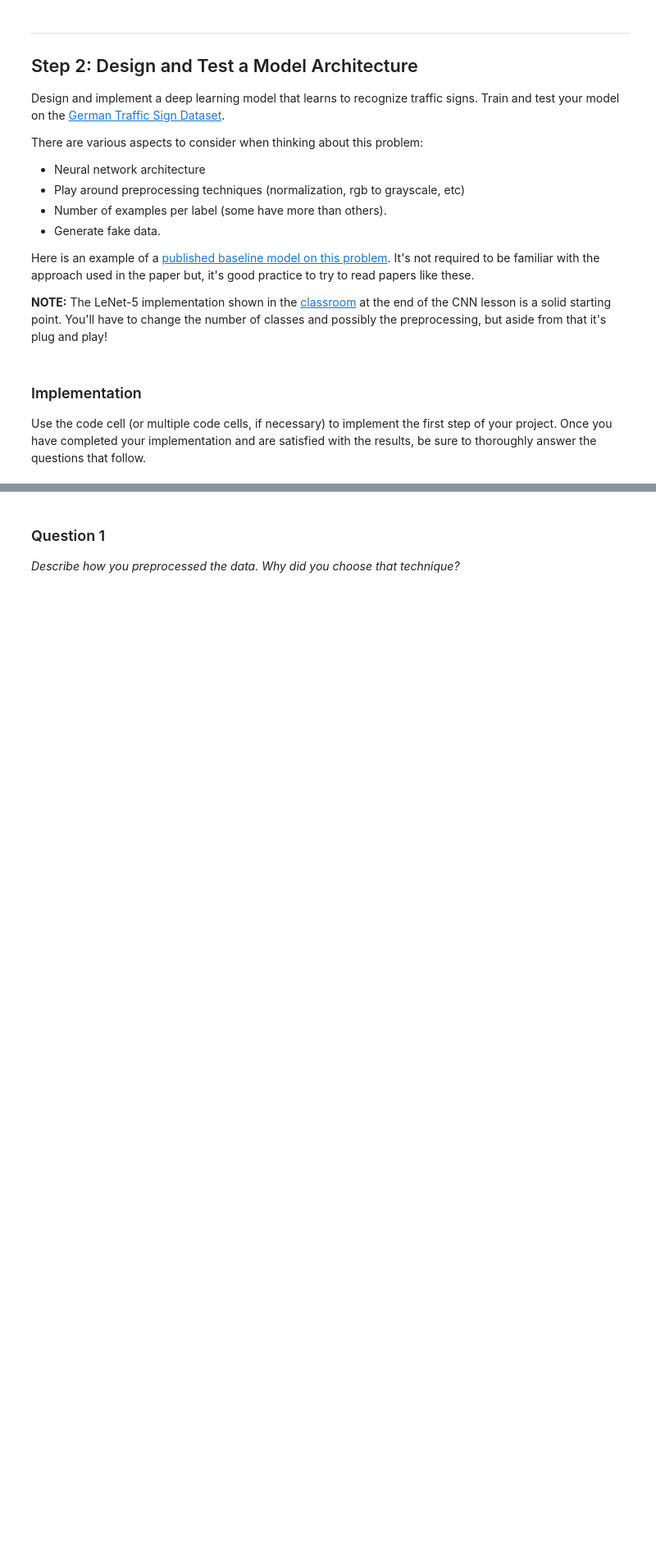
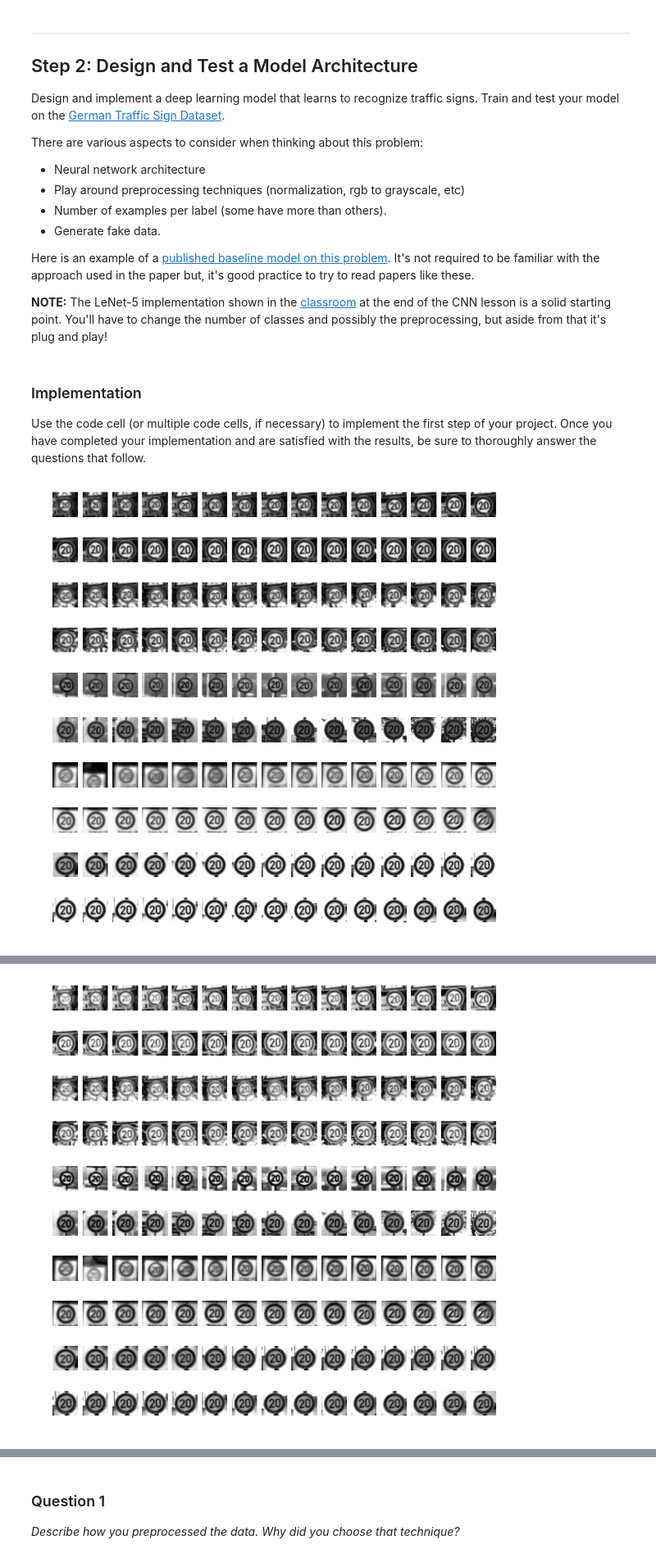
Before and after one commit to romain-li/CarND-Traffic-Sign-Classifier-Project, a Jupyter notebook: Traffic_Sign_Classifier.ipynb, the cells around one changed output, grey strips where cells are left out. Shown at 82% size. Saved outputs shown, nothing was run; the diff lists cells and outputs as text; code cells hidden in the pictures; blank space fills up the shorter version.

```diff
--- a/Traffic_Sign_Classifier.ipynb
+++ b/Traffic_Sign_Classifier.ipynb
@@ -40,20 +57,10 @@ with open(testing_file, mode='rb') as f:
 X_train, y_train = train['features'], train['labels']
 X_test, y_test = test['features'], test['labels']
 
-
-# Load the sign names
-_SIGN_NAME_DICT = {}
-with open('signnames.csv', 'r') as csvfile:
-    reader = csv.DictReader(csvfile)
-    for row in reader:
-        _SIGN_NAME_DICT[int(row['ClassId'])] = row['SignName']
-
-def get_sign_name(label):
-    return _SIGN_NAME_DICT.get(int(label))
-
-
-# Set flags for feature engineering. Make sure we don't normalize the features more than once.
-is_features_preprocessed = False
+original_X_train = X_train
+original_y_train = y_train
+original_X_test = X_test
+original_y_test = y_test
 print('Data loaded.')
 # %% [output]
 Data loaded.
@@ -185,24 +195,25 @@ Use the code cell (or multiple code cells, if necessary) to implement the first
 ### Preprocess the data here.
 ### Feel free to use as many code cells as needed.
 
-def gray_scale(image_data):
-    print(image_data)
-    print(type(image_data))
-    return np.vectorize(lambda x: cv2.cvtColor(x, cv2.COLOR_RGB2GRAY))(image_data)
+def gray_scale(image):
+    """ Gray scale and equalize the image.
+    Equalize will return a [0, 1] value.
+    """
+    image = skimage.color.rgb2gray(image)
+    image = image * 2 - 1
+    return image
 
-def normalize_image(image_data):
+def gray_scale_and_equalize(image):
+    """ Gray scale and equalize the image.
+    Equalize will return a [0, 1] value.
     """
-    Normailize the image data to a range of [-1, 1]
-    """
-    return (image_data - 127.5) / 127.5
+    image = skimage.color.rgb2gray(image)
+    image = skimage.exposure.equalize_hist(image)
+    image = image * 2 - 1
+    return image
 
-
-def preprocess_image(image_data):
-    # Change dtype and flatten data for pca or zca
-    # image_data = image_data.astype(np.float32)
-    # image_data = image_data.reshape((image_data.shape[0], -1))
-
-    image_data = gray_scale(image_data)
+def preprocess_image_data(image_data, trans=gray_scale_and_equalize):
+    image_data = np.array([trans(image) for image in image_data])
     return image_data
 
 
@@ -212,34 +223,43 @@ def pca(data, percentage=0.99):
     def percentage2n(eig_vals, percentage):
         """ Choose principal component number """
         sort_array = np.sort(eig_vals)[-1::-1]
         sum_threshold = sum(sort_array) * percentage
         tmp_sum = 0
         num = 0
         for i in sort_array:
             tmp_sum += i
             num += 1
             if tmp_sum >= sum_threshold:
                 return num
 
     cov_mat = np.cov(X_train, rowvar=0)
     eig_vals, eig_vects = np.linalg.eig(np.mat(cov_mat))
     n = percentage2n(eig_vals, 0.99)
     n_eig_val_indice = np.argsort(eig_vals)[-1:-(n+1):-1]
     n_eig_vects = eig_vects[:, n_eig_val_indice]
 
     low_dimension_data = X_train * n_eig_vects
     return low_dimension_data, n_eig_vects
 
 def zca_whitening(data):
     # A 256 x 256 float64 covariance matrix would only need ~500kB
     sigma = np.cov(data, rowvar=True)
     U, S, V = np.linalg.svd(sigma)
     epsilon = 0.1
     zca_matrix = np.dot(np.dot(U, np.diag(1.0 / np.sqrt(S + epsilon))), U.T)
     return np.dot(zca_matrix, data)
 
-if not is_features_preprocessed:
-    X_train = preprocess_image(X_train)
-    X_test = preprocess_image(X_test)
-    is_features_preprocessed = True
+
+# Check for the diffrence between gray scale and equalized gray scale
+X_train = preprocess_image_data(original_X_train, gray_scale)
+show_label_sign_image(0, 'gray')
+print('Max:', np.max(X_train))
+print('Mean:', np.mean(X_train))
+print('Min:', np.min(X_train))
+X_train = preprocess_image_data(original_X_train, gray_scale_and_equalize)
+show_label_sign_image(0, 'gray')
+print('Max:', np.max(X_train))
+print('Mean:', np.mean(X_train))
+print('Min:', np.min(X_train))
 # %% [output]
+[figure, added]
@@ -262,0 +269 @@ if not is_features_preprocessed:
+[figure, added]
```
Also changed, not shown: parts of 38 cells of this notebook, 6 other files.
